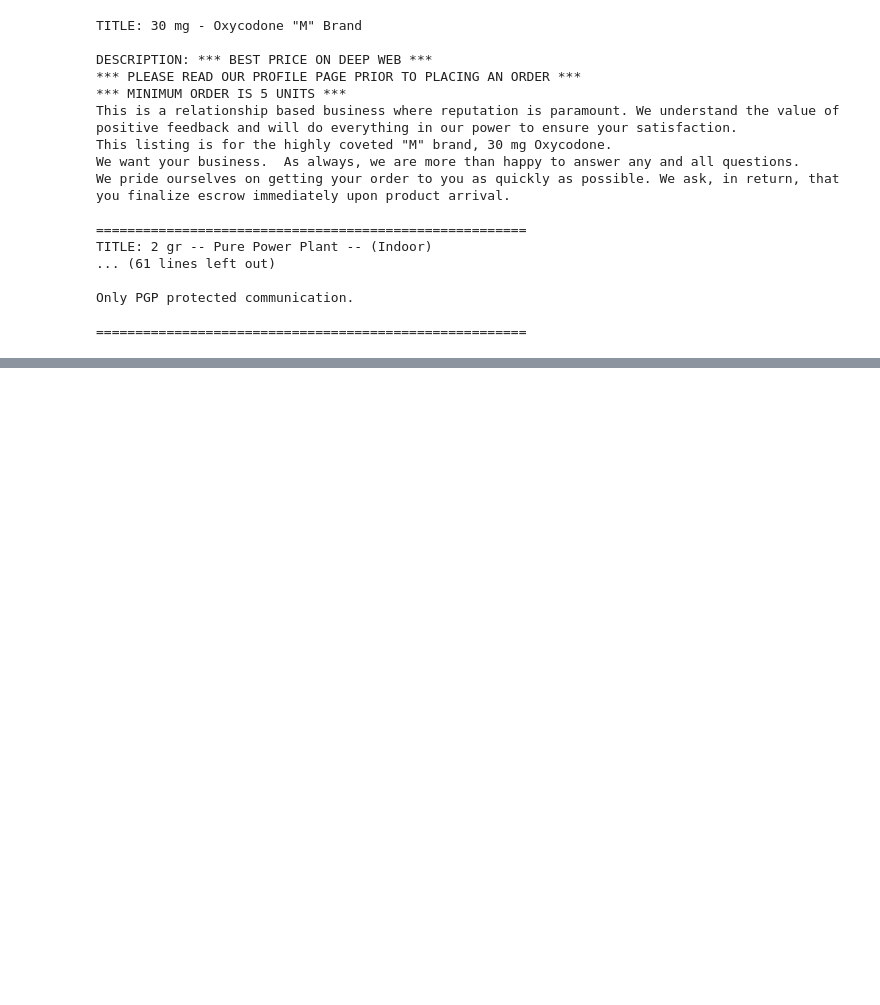
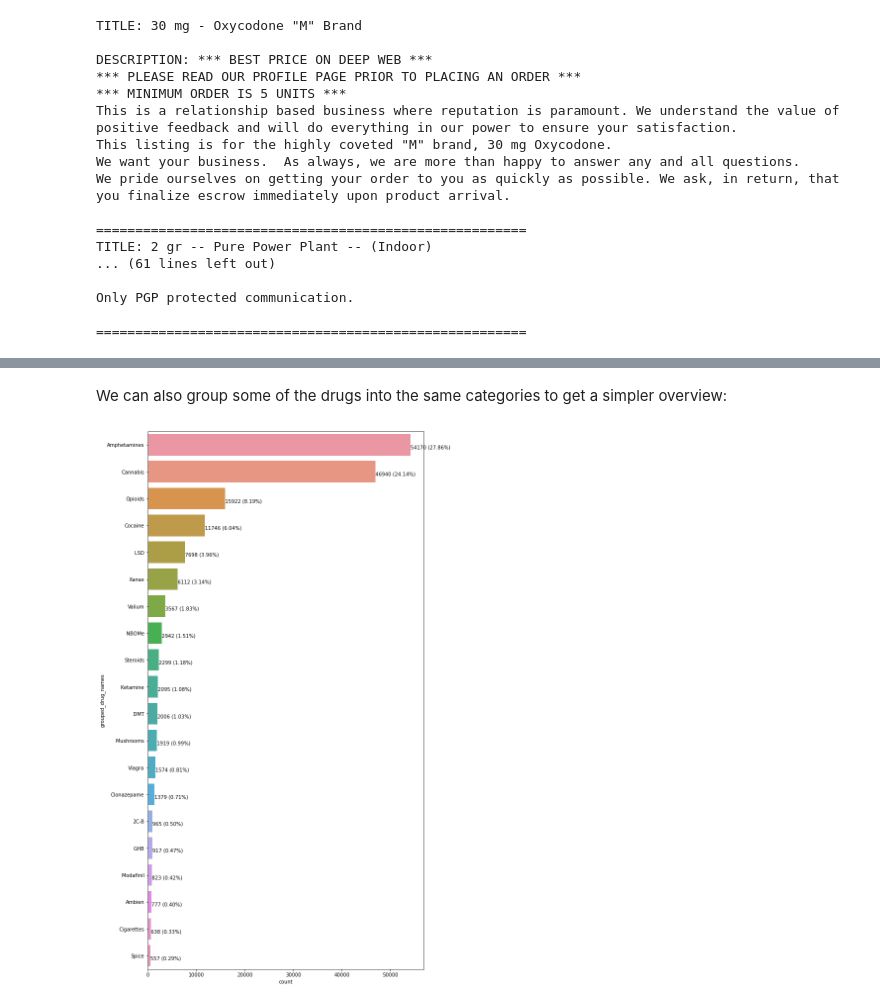
Before and after one commit to freddyman2k/darknet-drug-sales-data-analysis, a Jupyter notebook: exp/exp001_ExploringAndCleaningTheDataset.ipynb, the cells around one changed output, grey strips where cells are left out. Cells and saved outputs as stored; diff of their text form; code cells hidden in the pictures; blank space fills up the shorter version.

```diff
--- a/exp/exp001_ExploringAndCleaningTheDataset.ipynb
+++ b/exp/exp001_ExploringAndCleaningTheDataset.ipynb
@@ -383,0 +497,15 @@ for p in ax.patches:
+# %% [markdown]
+We can also group some of the drugs into the same categories to get a simpler overview:
+# %%
+grouped_drug_names_dict = {v: "Opioids" for k,v in opioids_dict.items()}
+grouped_drug_names_dict.update({v: "Amphetamines" for k,v in amphetamines_dict.items()})
+df["grouped_drug_names"] = drug_names.replace(grouped_drug_names_dict)
+
+plt.figure(figsize=(10, 20))
+ax = sns.countplot(y='grouped_drug_names', data=df, order=df["grouped_drug_names"].value_counts().head(40).index);
+total = len(df)
+for p in ax.patches:
+    percentage = 100 * p.get_width() / total
+    ax.annotate(f'{p.get_width()} ({percentage:.2f}%)', (p.get_width(), p.get_y()+0.55))
+# %% [output]
+[figure, added]
```
Also changed, not shown: parts of 66 cells of this notebook, 2 other files.
